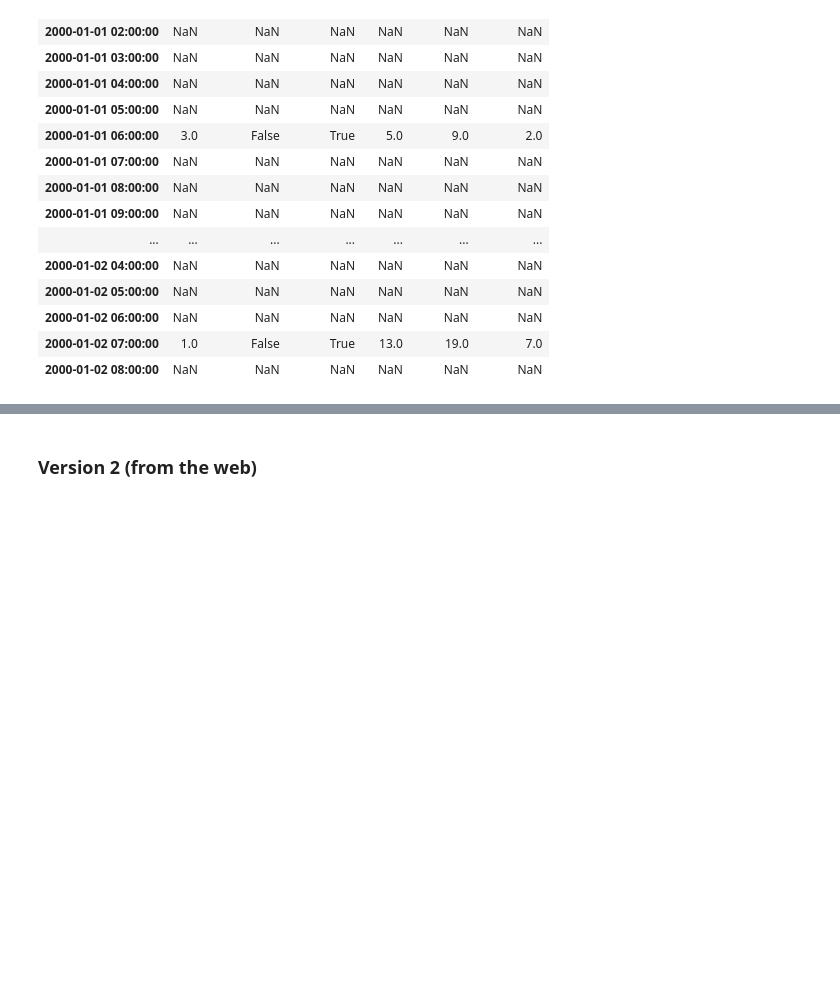
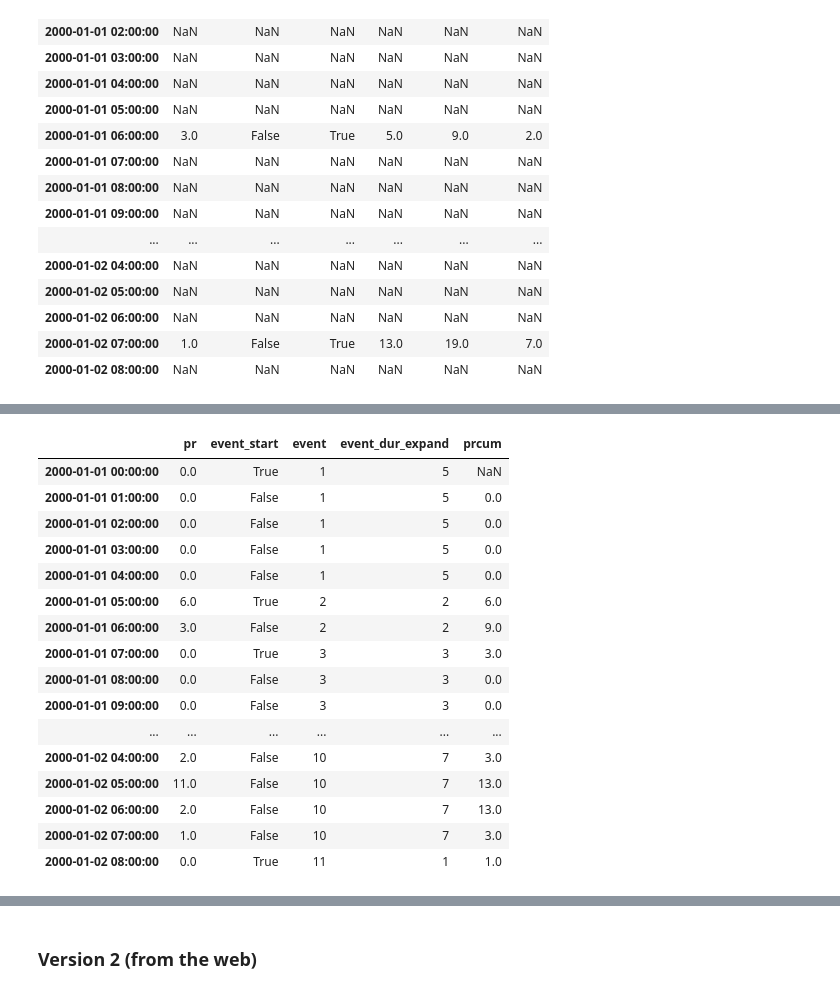
Before and after one commit to dargueso/EPICC_scripts, a Jupyter notebook: Timeseries_processing/spell_pandas_resamplig.ipynb, the cells around one changed output, grey strips where cells are left out. Drawn from its saved outputs; the diff is of its cells as text; code cells hidden in the pictures; blank space fills up the shorter version.

Commit message:
Other options for spell calculation

```diff
--- a/Timeseries_processing/spell_pandas_resamplig.ipynb
+++ b/Timeseries_processing/spell_pandas_resamplig.ipynb
@@ -88,0 +111,3 @@ srain.where(srain['event_pr']>=wet_th)
+# %%
+I_bins_intensity = np.asarray([1,5] + list(range(10,505,5)))
+I_bins_spell = np.asarray(list(range(1,6,1)) + list(range(6,582,6)))
@@ -88,0 +130,5 @@ srain.where(srain['event_pr']>=wet_th)
+# %%
+%%time
+srain['prcum'] = srain.pr.rolling(5).sum()
+srain_hist = srain.where(srain['pr']>=wet_th).dropna(subset=['pr'])
+srain_sel = srain_hist.where((srain_hist['event_dur_expand']>=5)).dropna(subset=['event_dur_expand'])
@@ -88,0 +142,4 @@ srain.where(srain['event_pr']>=wet_th)
+# %%
+%%time
+srain['prcum'] = srain.pr.rolling(5).sum()
+srain_sel = srain.where((srain['pr']>=wet_th) & (srain['event_dur_expand']>=5)).dropna(subset=['pr','event_dur_expand'])
@@ -88,0 +149,23 @@ srain.where(srain['event_pr']>=wet_th)
+# %%
+for nlspell,len_spell in enumerate(I_bins_spell[1:]):
+    srain[f'prcum_{len_spell}']=srain.pr.rolling(len_spell).sum()
+# %%
+srain.where((srain['event_dur_expand']>=2) & (srain.pr>=0.1)).dropna(subset=['pr'])
+# %% [output]
+|  | pr | event_start | event | event_dur_expand | prcum |
+| 2000-01-01 00:00:00 | 0.0 | True | 1 | 5 | NaN |
+| 2000-01-01 01:00:00 | 0.0 | False | 1 | 5 | 0.0 |
+| 2000-01-01 02:00:00 | 0.0 | False | 1 | 5 | 0.0 |
+| 2000-01-01 03:00:00 | 0.0 | False | 1 | 5 | 0.0 |
+| 2000-01-01 04:00:00 | 0.0 | False | 1 | 5 | 0.0 |
+| 2000-01-01 05:00:00 | 6.0 | True | 2 | 2 | 6.0 |
+| 2000-01-01 06:00:00 | 3.0 | False | 2 | 2 | 9.0 |
+| 2000-01-01 07:00:00 | 0.0 | True | 3 | 3 | 3.0 |
+| 2000-01-01 08:00:00 | 0.0 | False | 3 | 3 | 0.0 |
+| 2000-01-01 09:00:00 | 0.0 | False | 3 | 3 | 0.0 |
+| ... | ... | ... | ... | ... | ... |
+| 2000-01-02 04:00:00 | 2.0 | False | 10 | 7 | 3.0 |
+| 2000-01-02 05:00:00 | 11.0 | False | 10 | 7 | 13.0 |
+| 2000-01-02 06:00:00 | 2.0 | False | 10 | 7 | 13.0 |
+| 2000-01-02 07:00:00 | 1.0 | False | 10 | 7 | 3.0 |
+| 2000-01-02 08:00:00 | 0.0 | True | 11 | 1 | 1.0 |
```
Also changed, not shown: parts of 10 cells of this notebook.
